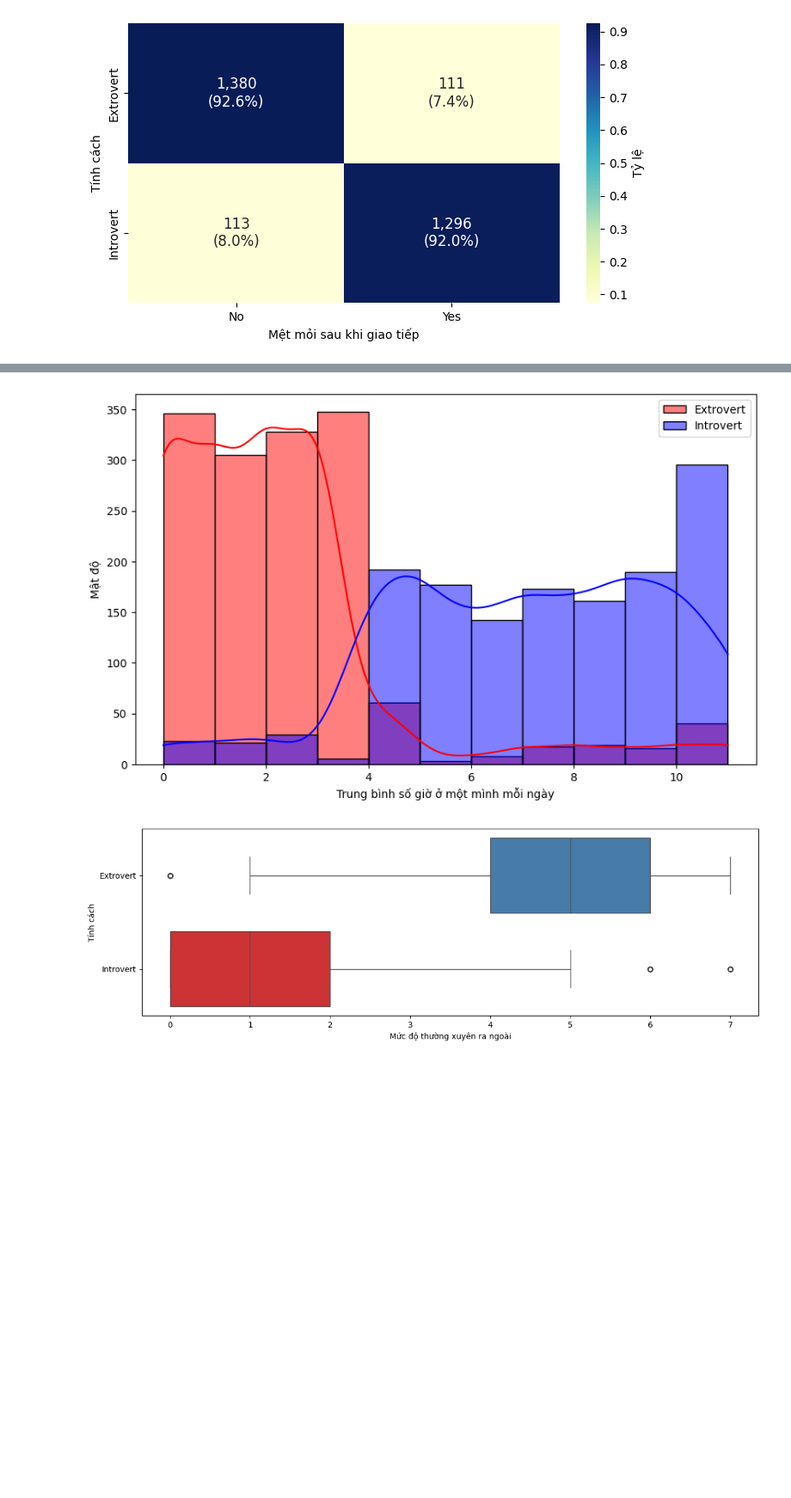
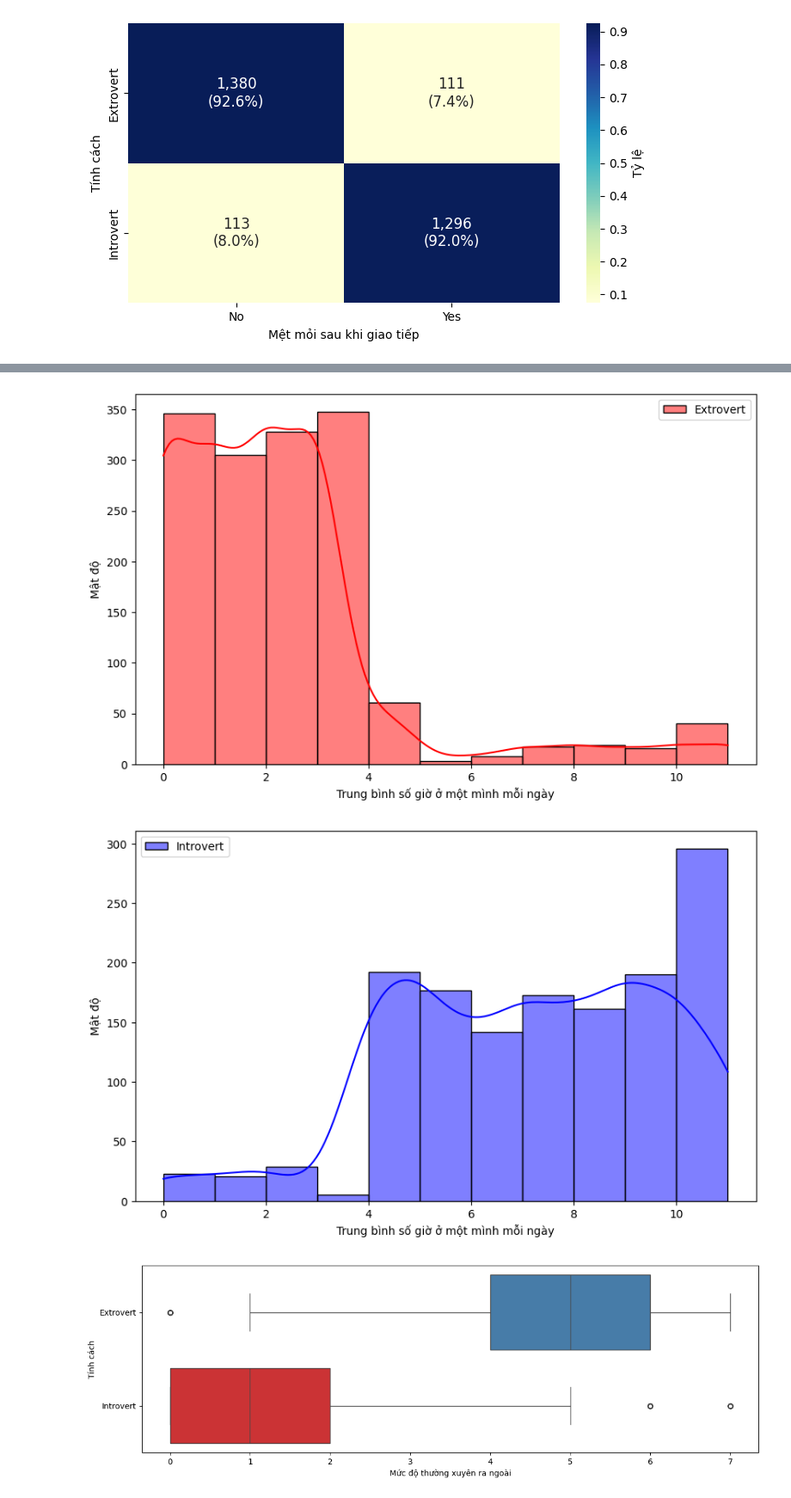
Before and after one commit to StrugVN/data-analysis-ctu, a Jupyter notebook: 3/3.ipynb, the cells around one changed output, grey strips where cells are left out. Shown at 86% size. Cells and saved outputs as stored; diff of their text form; code cells hidden in the pictures; blank space fills up the shorter version.

```diff
--- a/3/3.ipynb
+++ b/3/3.ipynb
@@ -257,14 +252,22 @@ plt.show()
 # %%
 plt.figure(figsize=(10, 6))
 sns.histplot(df[df['Personality'] == 'Extrovert']['Time_spent_Alone'], color='red', label='Extrovert', kde=True, stat='count', bins=11)
+
+plt.xlabel('Trung bình số giờ ở một mình mỗi ngày')
+plt.ylabel('Mật độ')
+plt.legend()
+plt.show()
+
+plt.figure(figsize=(10, 6))
 sns.histplot(df[df['Personality'] == 'Introvert']['Time_spent_Alone'], color='blue', label='Introvert', kde=True, stat='count', bins=11)
 
 plt.xlabel('Trung bình số giờ ở một mình mỗi ngày')
 plt.ylabel('Mật độ')
 plt.legend()
 plt.show()
 # %% [output]
-[figure, old version]
+[figure, new version]
+[figure, added]
 # %%
 grouped = df.groupby('Personality')['Going_outside']
 quartiles = grouped.quantile([0.25, 0.5, 0.75]).unstack()
```
Also changed, not shown: parts of 1 cell of this notebook, 2 other files.
